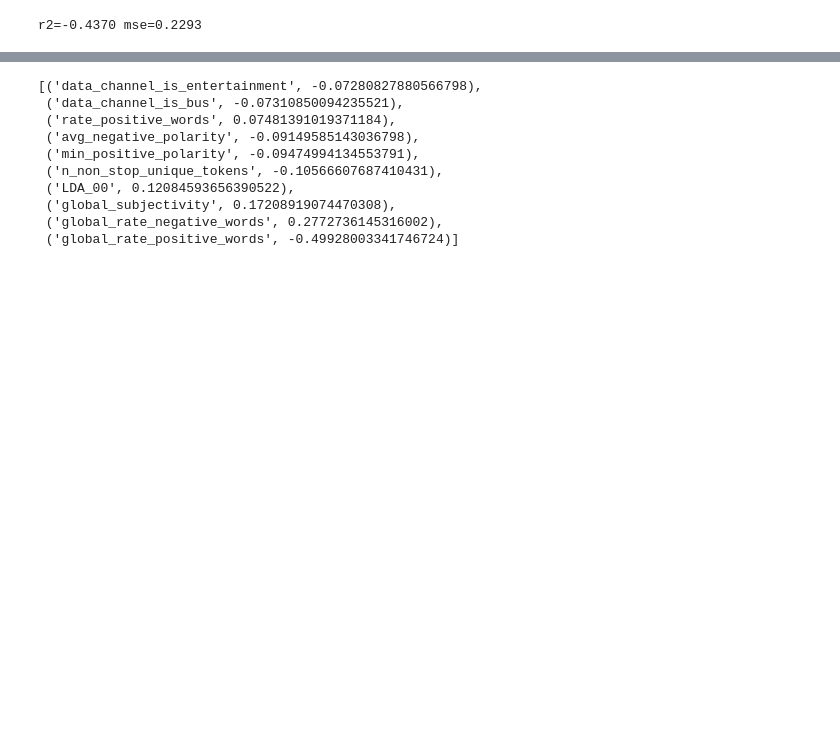
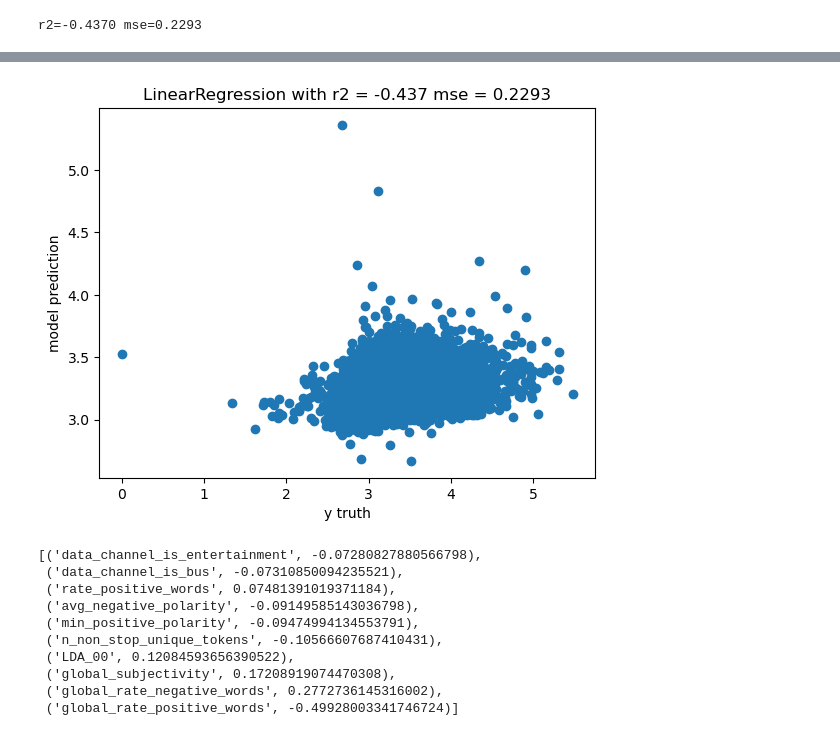
Before and after one commit to stat220/final-lab-chase-cole-grant-noah-group-2, a Jupyter notebook: final-lab.ipynb, the cells around one changed output, grey strips where cells are left out. Saved outputs shown, nothing was run; the diff lists cells and outputs as text; code cells hidden in the pictures; blank space fills up the shorter version.

```diff
--- a/final-lab.ipynb
+++ b/final-lab.ipynb
@@ -152,3 +160,19 @@ r2=-0.4370 mse=0.2293
+# %%
+sorted_values = list(zip(y_test, pred))
+key = lambda a:a[1]
+sorted_values = sorted(sorted_values, key=key)
+values = sorted_values[:-1]
+# %%
+clipped_y_test = [y for y,_ in values]
+pred = [p for _,p in values]
+# %%
+plt.scatter(clipped_y_test, pred)
+plt.title(f'LinearRegression with r2 = {r2:.3f} mse = {mse:.4f}')
+plt.xlabel('y truth')
+plt.ylabel('model prediction')
+plt.show()
+# %% [output]
+[figure, added]
 # %%
 feats = model.feature_names_in_
 coef = model.coef_
```
Also changed, not shown: parts of 5 cells of this notebook.
